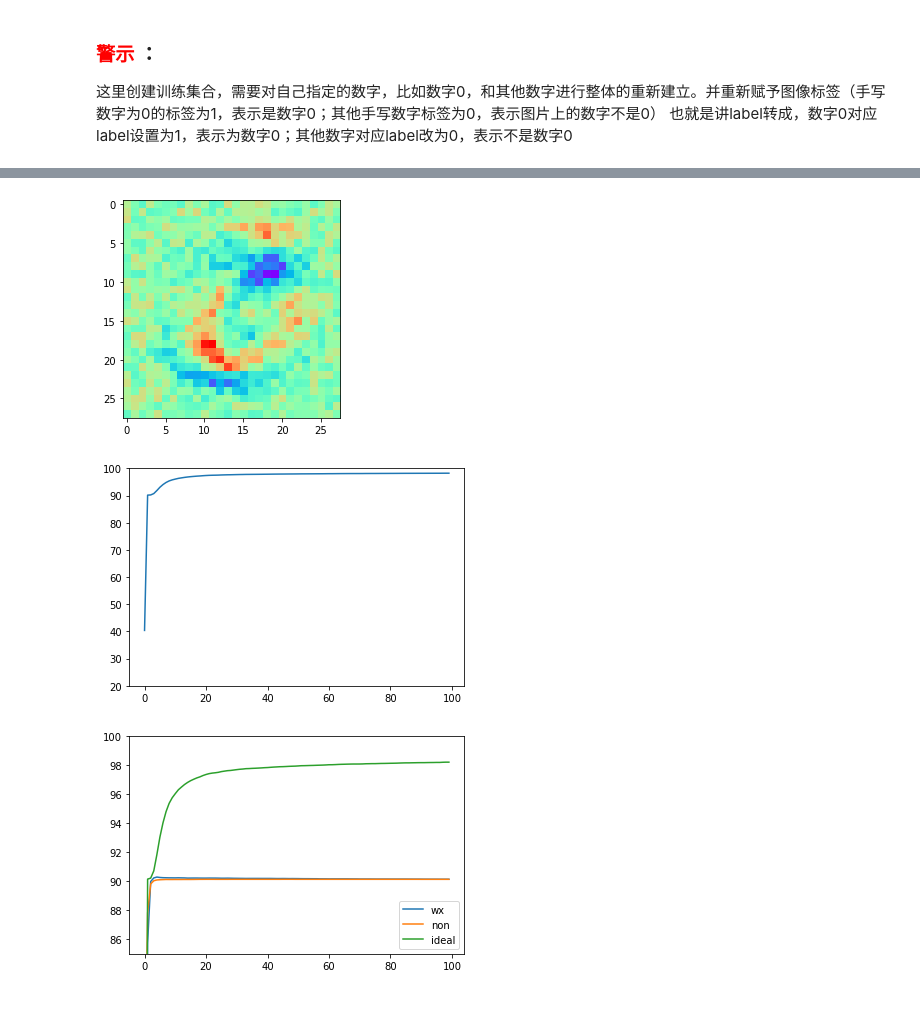
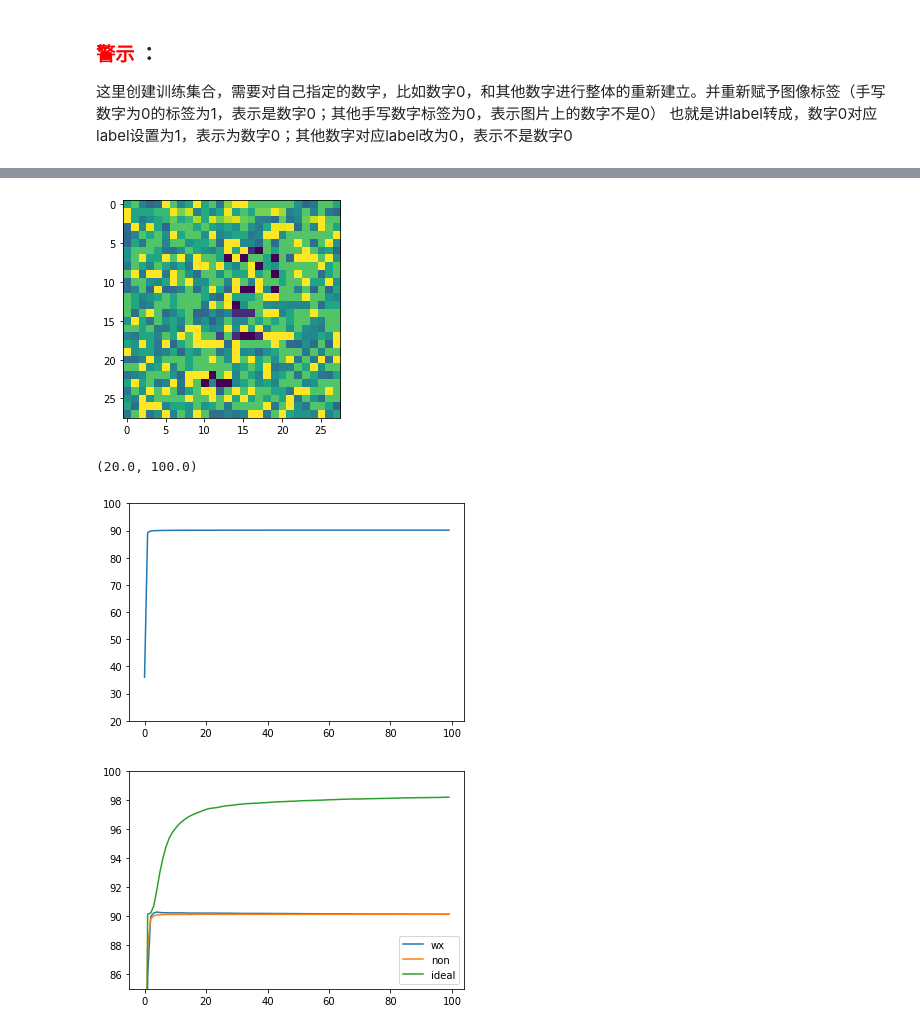
Before and after one commit to ShinATK/JupyterNotebook, a Jupyter notebook: myDeepLearning/COURSE1 Neural Networks and Deep Learning/Week 2/NumberRecognition/数字识别-二值回归.ipynb, the cells around one changed output, grey strips where cells are left out. Saved outputs shown, nothing was run; the diff lists cells and outputs as text; code cells hidden in the pictures.

```diff
--- a/myDeepLearning/COURSE1 Neural Networks and Deep Learning/Week 2/NumberRecognition/数字识别-二值回归.ipynb
+++ b/myDeepLearning/COURSE1 Neural Networks and Deep Learning/Week 2/NumberRecognition/数字识别-二值回归.ipynb
@@ -107,8 +107,8 @@ test lab shape: (1, 10000)
 [figure]
 # %%
 parameters = {
-    'a+': 1e-2, 'b+': 0,
-    'a-': 1e-2, 'b-': 0,
+    'a+': 0.02, 'b+': 0.24,
+    'a-': 0.02, 'b-': 0.20,
     'wmax': 1, 'wmin': 0
 }
 weight_plus_list = [parameters['wmin']]
@@ -135,22 +135,22 @@ def equation():
         else:
             continue
 
-    wpl = [0.3*(each - weight_plus_list[0]) / (weight_plus_list[-1]-weight_plus_list[0])-0.2 for each in weight_plus_list]
-    wml = [0.3*(each - weight_minus_list[-1]) / (weight_minus_list[0]-weight_minus_list[-1])-0.2 for each in weight_minus_list]
+    # wpl = [0.3*(each - weight_plus_list[0]) / (weight_plus_list[-1]-weight_plus_list[0])-0.2 for each in weight_plus_list]
+    # wml = [0.3*(each - weight_minus_list[-1]) / (weight_minus_list[0]-weight_minus_list[-1])-0.2 for each in weight_minus_list]
 
-    # wpl = [(each - weight_plus_list[0]) / (weight_plus_list[-1]-weight_plus_list[0]) for each in weight_plus_list]
-    # wml = [(each - weight_minus_list[-1]) / (weight_minus_list[0]-weight_minus_list[-1]) for each in weight_minus_list]
+    wpl = [(each - weight_plus_list[0]) / (weight_plus_list[-1]-weight_plus_list[0]) for each in weight_plus_list]
+    wml = [(each - weight_minus_list[-1]) / (weight_minus_list[0]-weight_minus_list[-1]) for each in weight_minus_list]
 
     return np.array(wpl), np.array(wml)
-# GP, GD = equation()
+GP, GD = equation()
 # print(GP)
 # print(GD)
 
-GP_tmp = np.loadtxt("wangxin-GP.txt")
-GD_tmp = np.loadtxt("wangxin-GD.txt")
+# GP_tmp = np.loadtxt("qxs-GP.txt")
+# GD_tmp = np.loadtxt("qxs-GD.txt")
 
-GP = [0.3*(each-min(GP_tmp))/(max(GP_tmp)-min(GP_tmp))-0.2 for each in GP_tmp]
-GD = [0.3*(each-min(GD_tmp))/(max(GD_tmp)-min(GD_tmp))-0.2 for each in GD_tmp]
+# GP = [0.3*(each-min(GP_tmp))/(max(GP_tmp)-min(GP_tmp))-0.2 for each in GP_tmp]
+# GD = [0.3*(each-min(GD_tmp))/(max(GD_tmp)-min(GD_tmp))-0.2 for each in GD_tmp]
 
 # GP = [(each-min(GP_tmp))/(max(GP_tmp)-min(GP_tmp)) for each in GP_tmp]
 # GD = [(each-min(GD_tmp))/(max(GD_tmp)-min(GD_tmp)) for each in GD_tmp]
@@ -256,7 +256,7 @@ def optimize(w, b, X, Y, num_iterations, learning_rate, print_cost=False):
         b = b - learning_rate * db
 
         #######
-        # w = each_change(w, dw)
+        w = each_change(w, dw)
         #######
 
         if i%100 == 0:
@@ -350,14 +336,14 @@ test accuracy: 98.09%
 # %%
 w = d["w"].copy()
-plt.imshow(w.reshape((28,28)), cmap='rainbow')
+plt.imshow(w.reshape((28,28)))
 plt.pause(0.1)
 # np.save(f"w{reg_num}_wx.npy", w)
 # np.savetxt(f"w{reg_num}_wx.txt", w.reshape((28,28)))
 # np.save(f"w{reg_num} {parameters['b+']}.npy", w)
 
 # w.reshape((28,28))
 # %% [output]
-[figure, old version]
+[figure, new version]
 # %%
 # tmp = np.zeros((w.shape[0], 1))
 # # tmp.shape
@@ -375,7 +361,8 @@ plt.ylim(20, 100)
 # np.savetxt(f"accu{reg_num}_wx.txt", accus)
 # np.savetxt(f"accu{reg_num}_ideal.txt", accus)
 # %% [output]
+(20.0, 100.0)
-[figure, old version]
+[figure, new version]
 # %%
 wx_accu = np.loadtxt(f"accu{reg_num}_wx.txt")
 non_accu = np.loadtxt(f"accu{reg_num}_{parameters['b+']}.txt")
```
Also changed, not shown: parts of 3 cells of this notebook, 23 other files.
